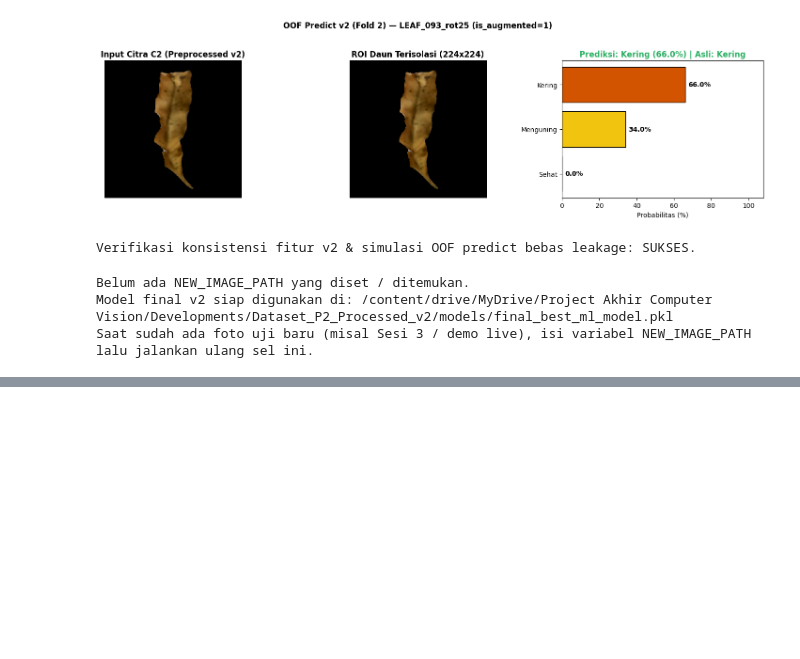
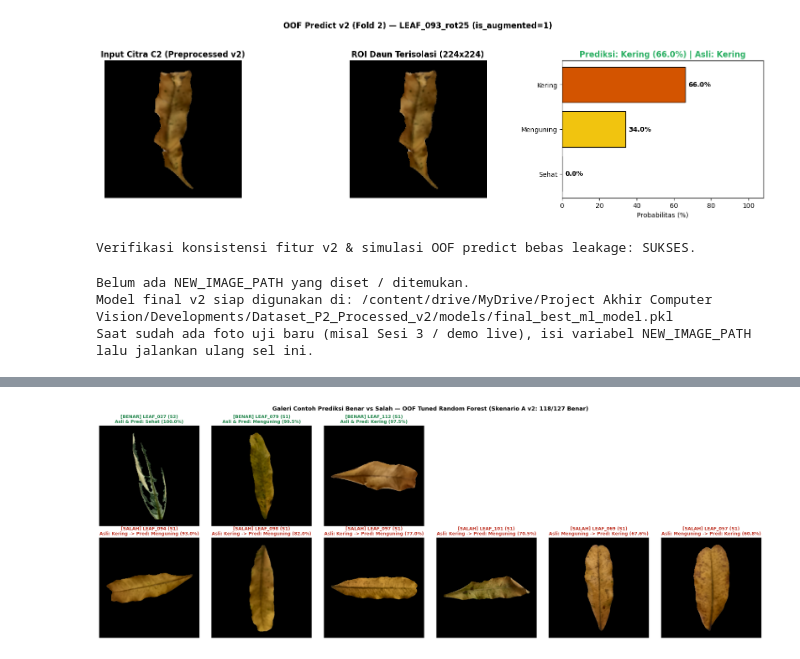
Before and after one commit to nadhif-royal/LeafFreshnessClassification-PCD-CV, a Jupyter notebook: Kode Program/03_Feature_Extraction_and_ML_P2.ipynb, the cells around one changed output, grey strips where cells are left out. Cells and saved outputs as stored; diff of their text form; code cells hidden in the pictures; blank space fills up the shorter version.

```diff
--- a/Kode Program/03_Feature_Extraction_and_ML_P2.ipynb
+++ b/Kode Program/03_Feature_Extraction_and_ML_P2.ipynb
@@ -1236,0 +1526,83 @@ Saat sudah ada foto uji baru (misal Sesi 3 / demo live), isi variabel NEW_IMAGE_
+# %%
+# ==============================================================================
+# 6C. GALERI VISUALISASI CONTOH PREDIKSI BENAR VS SALAH (OOF TUNED ML KLASIK v2)
+# ==============================================================================
+import shutil
+import matplotlib.pyplot as plt
+
+oof_csv_tuned = os.path.join(OUT_BASE, 'oof_ml_A_tuned_p2.csv')
+oof_bundle_path = os.path.join(OUT_BASE, 'models', 'oof_fold_models_A.pkl')
+
+if not os.path.exists(oof_csv_tuned) or not os.path.exists(oof_bundle_path):
+    raise FileNotFoundError("Pastikan Sel Bagian 4 (oof_ml_A_tuned_p2.csv) & Bagian 5 (oof_fold_models_A.pkl) sudah dijalankan.")
+
+oof_bundle_g = joblib.load(oof_bundle_path)
+target_model = oof_bundle_g['model_name']
+df_oof_all = pd.read_csv(oof_csv_tuned)
+df_oof_m = df_oof_all[df_oof_all['model'] == target_model].merge(
+    df_master_p2[['sample_id', 'parent_id', 'original_filename', 'sesi', 'fold', 'path_C2_masked']],
+    on=['sample_id', 'fold'], how='left'
+)
+
+# Hitung confidence OOF bebas leakage untuk tiap sampel
+confs = []
+feat_indexed = df_feat_A.set_index('sample_id')
+feat_cols_g = oof_bundle_g['feature_cols']
+for _, r in df_oof_m.iterrows():
+    est_k = oof_bundle_g['fold_models'][int(r['fold'])]
+    x_row = feat_indexed.loc[r['sample_id'], feat_cols_g].values.astype(np.float64).reshape(1, -1)
+    confs.append(float(np.max(est_k.predict_proba(x_row)[0])) * 100.0)
+df_oof_m['conf_pct'] = confs
+
+df_ok = df_oof_m[df_oof_m['y_true'] == df_oof_m['y_pred']].copy()
+df_err = df_oof_m[df_oof_m['y_true'] != df_oof_m['y_pred']].copy()
+
+# Ambil 3 contoh BENAR representatif (1 per kelas dengan confidence tertinggi) & hingga 6 contoh SALAH
+ok_samples = []
+for cls_name in ['Sehat', 'Menguning', 'Kering']:
+    sub_c = df_ok[df_ok['y_true'] == cls_name].sort_values('conf_pct', ascending=False)
+    if len(sub_c) > 0:
+        ok_samples.append(sub_c.iloc[0])
+df_ok_show = pd.DataFrame(ok_samples)
+df_err_show = df_err.sort_values('conf_pct', ascending=False).head(min(6, len(df_err)))
+
+print(f"Model OOF Tuned: {target_model} | Total Benar: {len(df_ok)}/127 | Total Salah: {len(df_err)}/127")
+
+n_cols = max(len(df_ok_show), len(df_err_show), 1)
+fig, axes = plt.subplots(2, n_cols, figsize=(3.6 * n_cols, 7.6))
+if n_cols == 1:
+    axes = np.array(axes).reshape(2, 1)
+
+for r_idx in range(2):
+    for c_idx in range(n_cols):
+        axes[r_idx, c_idx].axis('off')
+
+for c_idx, (_, row_ok) in enumerate(df_ok_show.iterrows()):
+    img_ok = cv2.imread(row_ok['path_C2_masked'])
+    axes[0, c_idx].imshow(cv2.cvtColor(img_ok, cv2.COLOR_BGR2RGB))
+    axes[0, c_idx].set_title(
+        f"[BENAR] {row_ok['parent_id']} (S{row_ok['sesi']})\n"
+        f"Asli & Pred: {row_ok['y_pred']} ({row_ok['conf_pct']:.1f}%)",
+        fontsize=10, fontweight='bold', color='#1e8449'
+    )
+
+for c_idx, (_, row_er) in enumerate(df_err_show.iterrows()):
+    img_er = cv2.imread(row_er['path_C2_masked'])
+    axes[1, c_idx].imshow(cv2.cvtColor(img_er, cv2.COLOR_BGR2RGB))
+    axes[1, c_idx].set_title(
+        f"[SALAH] {row_er['parent_id']} (S{row_er['sesi']})\n"
+        f"Asli: {row_er['y_true']} -> Pred: {row_er['y_pred']} ({row_er['conf_pct']:.1f}%)",
+        fontsize=10, fontweight='bold', color='#c0392b'
+    )
+
+plt.suptitle(
+    f"Galeri Contoh Prediksi Benar vs Salah — OOF Tuned {target_model} (Skenario A v2: {len(df_ok)}/127 Benar)",
+    fontsize=13, fontweight='bold', y=0.99
+)
+plt.tight_layout()
+gal_name = 'P2_Slide13b_Galeri_Benar_vs_Salah_Tuned.png'
+plt.savefig(gal_name, dpi=300, bbox_inches='tight')
+shutil.copyfile(gal_name, os.path.join(OUT_BASE, gal_name))
+plt.show()
+print("Galeri tersimpan di:", os.path.join(OUT_BASE, gal_name))
+# %% [output]
@@ -1236,0 +1610 @@ Saat sudah ada foto uji baru (misal Sesi 3 / demo live), isi variabel NEW_IMAGE_
+[figure, added]
```
Also changed, not shown: parts of 5 cells of this notebook.
